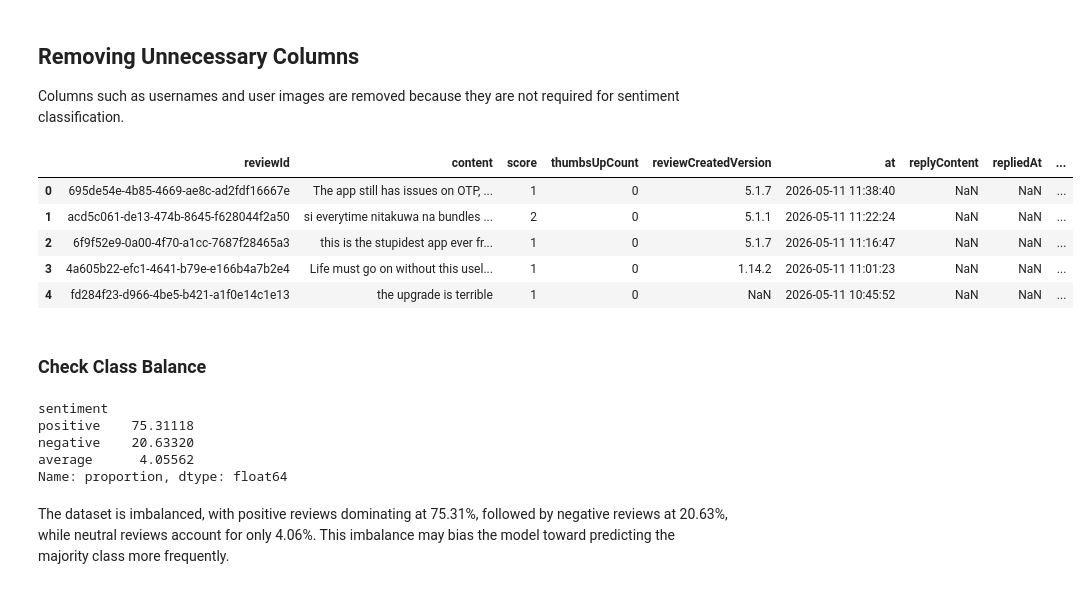
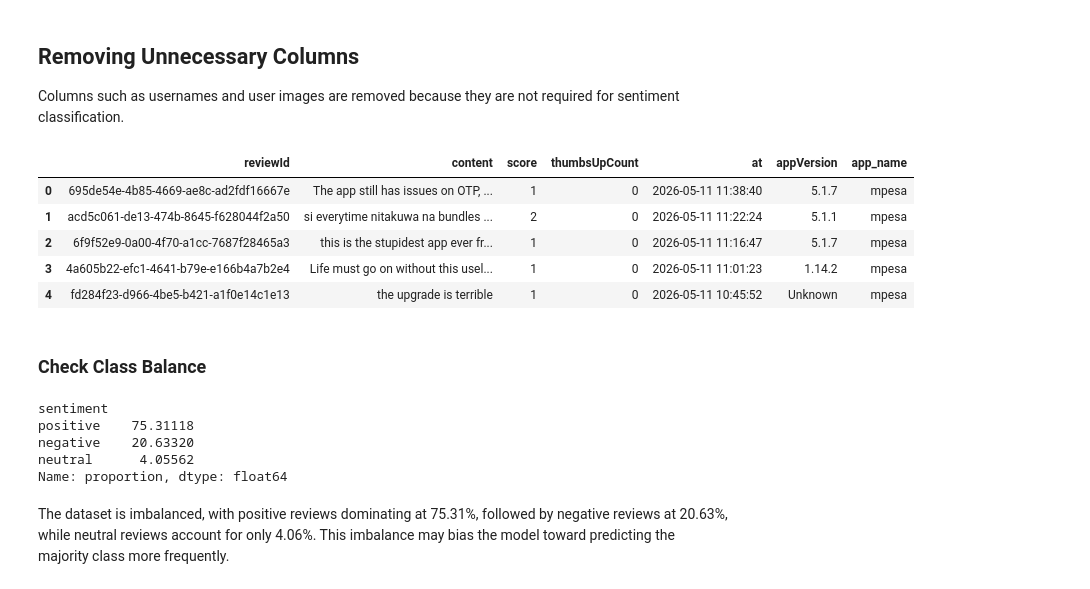
Before and after one commit to chepbree/Pesa-Salama-Classifier, a Jupyter notebook: notebooks/03.data_preprocessing.ipynb, the cells around one changed output. Saved outputs shown, nothing was run; the diff lists cells and outputs as text; code cells hidden in the pictures.

Commit message:
Refactor: Clean dataset and prepare final CSV for modeling

```diff
--- a/notebooks/03.data_preprocessing.ipynb
+++ b/notebooks/03.data_preprocessing.ipynb
@@ -52,0 +45,6 @@ df.head()
+# %%
+# Load dataset
+df_master = pd.read_csv("MASTER_RAW_kenya_fintech.csv")
+
+# Preview dataset
+df_master.head()
@@ -53,3 +58,6 @@ df.head()
+# %%
+#making a copy of df
+df = df_master.copy()
 # %% [markdown]
 ## Checking Missing Values
 
@@ -119,16 +127,16 @@ Duplicate Users/Posts: 18055
 
 Columns such as usernames and user images are removed because they are not required for sentiment classification.
 # %%
-df = df.drop(columns=['userImage', 'userName'])
+df = df.drop(columns=['userImage', 'userName', 'replyContent', 'repliedAt', 'reviewCreatedVersion'])
 
 df.head()
 # %% [output]
-|  | reviewId | content | score | thumbsUpCount | reviewCreatedVersion | at | replyContent | repliedAt | ... |
-| 0 | 695de54e-4b85-4669-ae8c-ad2fdf16667e | The app still has issues on OTP, ... | 1 | 0 | 5.1.7 | 2026-05-11 11:38:40 | NaN | NaN | ... |
-| 1 | acd5c061-de13-474b-8645-f628044f2a50 | si everytime nitakuwa na bundles ... | 2 | 0 | 5.1.1 | 2026-05-11 11:22:24 | NaN | NaN | ... |
-| 2 | 6f9f52e9-0a00-4f70-a1cc-7687f28465a3 | this is the stupidest app ever fr... | 1 | 0 | 5.1.7 | 2026-05-11 11:16:47 | NaN | NaN | ... |
-| 3 | 4a605b22-efc1-4641-b79e-e166b4a7b2e4 | Life must go on without this usel... | 1 | 0 | 1.14.2 | 2026-05-11 11:01:23 | NaN | NaN | ... |
-| 4 | fd284f23-d966-4be5-b421-a1f0e14c1e13 | the upgrade is terrible | 1 | 0 | NaN | 2026-05-11 10:45:52 | NaN | NaN | ... |
+|  | reviewId | content | score | thumbsUpCount | at | appVersion | app_name |
+| 0 | 695de54e-4b85-4669-ae8c-ad2fdf16667e | The app still has issues on OTP, ... | 1 | 0 | 2026-05-11 11:38:40 | 5.1.7 | mpesa |
+| 1 | acd5c061-de13-474b-8645-f628044f2a50 | si everytime nitakuwa na bundles ... | 2 | 0 | 2026-05-11 11:22:24 | 5.1.1 | mpesa |
+| 2 | 6f9f52e9-0a00-4f70-a1cc-7687f28465a3 | this is the stupidest app ever fr... | 1 | 0 | 2026-05-11 11:16:47 | 5.1.7 | mpesa |
+| 3 | 4a605b22-efc1-4641-b79e-e166b4a7b2e4 | Life must go on without this usel... | 1 | 0 | 2026-05-11 11:01:23 | 1.14.2 | mpesa |
+| 4 | fd284f23-d966-4be5-b421-a1f0e14c1e13 | the upgrade is terrible | 1 | 0 | 2026-05-11 10:45:52 | Unknown | mpesa |
 # %% [markdown]
 ### Check Class Balance
 # %%
@@ -137,7 +145,7 @@ def create_sentiment(score):
     if score >= 4:
         return 'positive'
     elif score == 3:
-        return 'average'
+        return 'neutral'
     else:
         return 'negative'
 
@@ -147,7 +155,7 @@ print(df['sentiment'].value_counts(normalize=True) * 100)
 sentiment
 positive    75.31118
 negative    20.63320
-average      4.05562
+neutral      4.05562
 Name: proportion, dtype: float64
 # %% [markdown]
 The dataset is imbalanced, with positive reviews dominating at 75.31%, followed by negative reviews at 20.63%, while neutral reviews account for only 4.06%. This imbalance may bias the model toward predicting the majority class more frequently.
```
Also changed, not shown: parts of 18 cells of this notebook, 1 other file.
